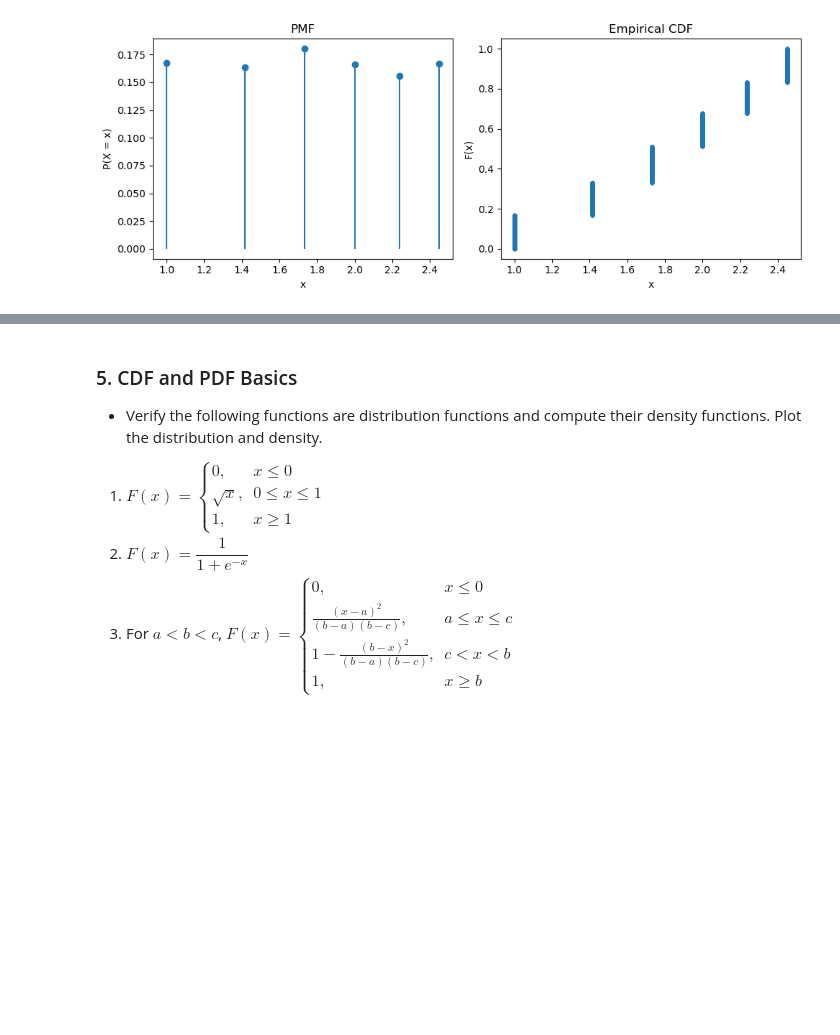
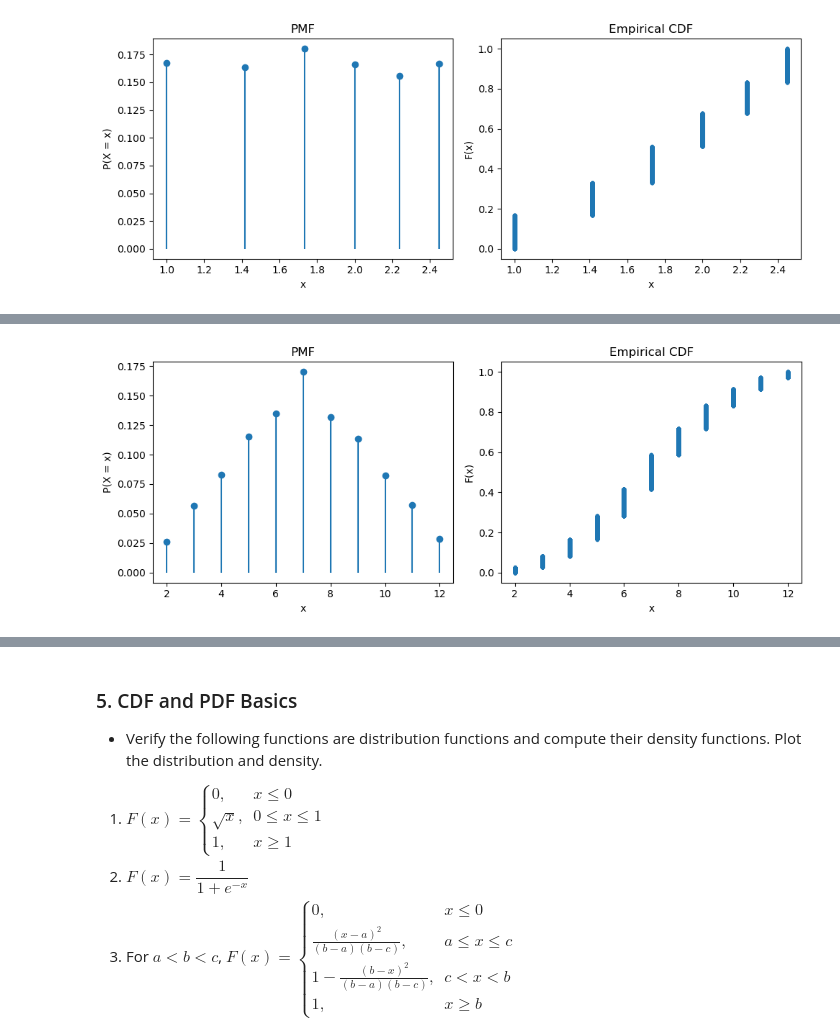
Before and after one commit to jacksonpkennedy/ds5030-assignment-6, a Jupyter notebook: assignment_6.ipynb, the cells around one changed output, grey strips where cells are left out. Saved outputs shown, nothing was run; the diff lists cells and outputs as text; code cells hidden in the pictures; blank space fills up the shorter version.

```diff
--- a/assignment_6.ipynb
+++ b/assignment_6.ipynb
@@ -122,3 +154,39 @@ plt.show()
+# %%
+## Sim
+rng = np.random.default_rng(seed=619)
+
+n_sim = 10000
+die1_rolls = rng.integers(low=1, high=7, size=n_sim)
+die2_rolls = rng.integers(low=1, high=7, size=n_sim)
+draws = die1_rolls + die2_rolls
+
+# Compute PMF
+unique, counts = np.unique(draws, return_counts=True)
+pmf = counts / n_sim
+
+# Compute ECDF
+sorted_draws = np.sort(draws)
+ecdf = np.arange(1, n_sim+1) / n_sim
+
+# Plot PMF
+plt.figure(figsize=(10, 4))
+plt.subplot(1, 2, 1)
+plt.stem(unique, pmf, basefmt=" ")
+plt.title("PMF")
+plt.xlabel("x")
+plt.ylabel("P(X = x)")
+
+# Plot ECDF
+plt.subplot(1, 2, 2)
+plt.plot(sorted_draws, ecdf, marker=".", linestyle="none")
+plt.title("Empirical CDF")
+plt.xlabel("x")
+plt.ylabel("F(x)")
+
+plt.tight_layout()
+plt.show()
+# %% [output]
+[figure, added]
 # %% [markdown]
 ### 4. Roulette
 
```
Also changed, not shown: parts of 9 cells of this notebook.
